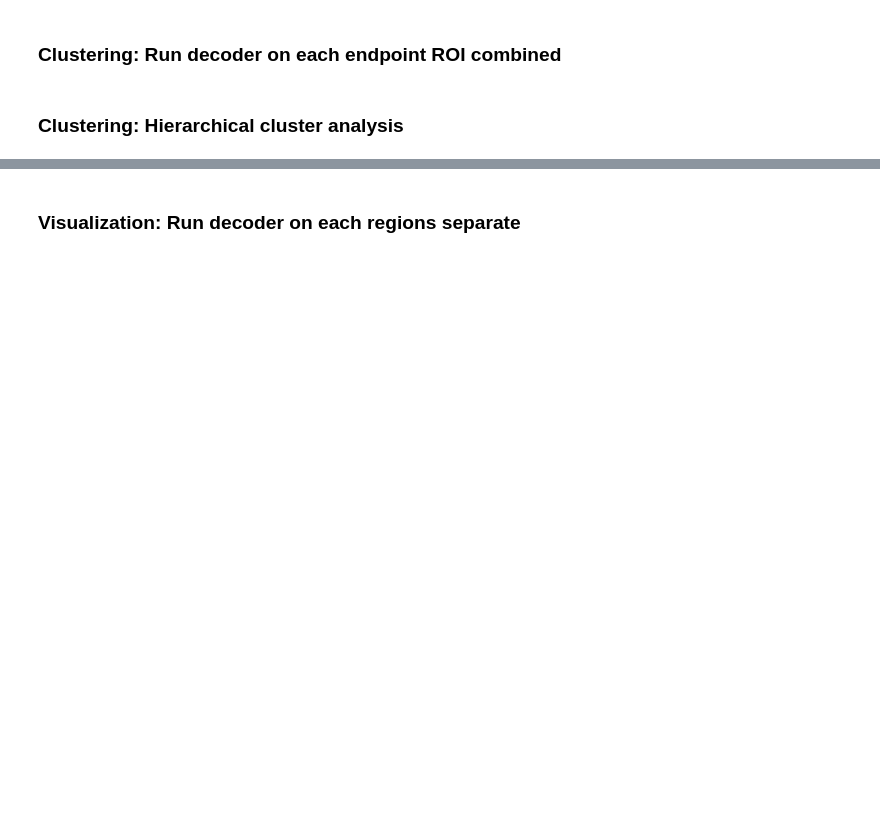
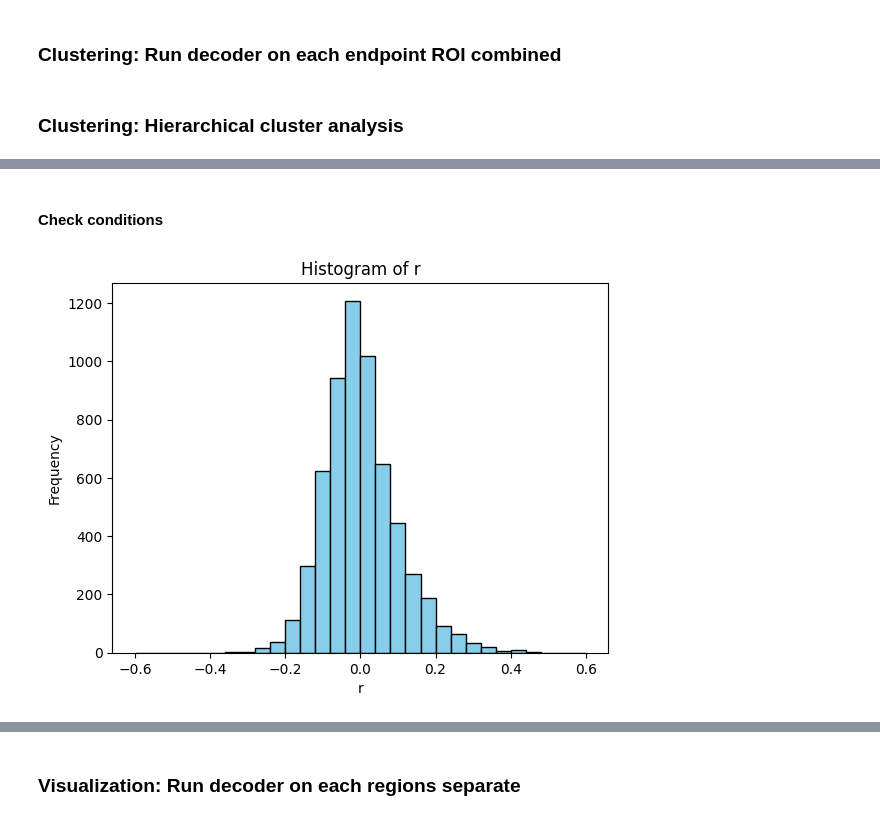
Before and after one commit to baramX3/white_matter_metanalysis, a Jupyter notebook: decode-tracts_hca.ipynb, the cells around one changed output, grey strips where cells are left out. Drawn from its saved outputs; the diff is of its cells as text; code cells hidden in the pictures; blank space fills up the shorter version.

```diff
--- a/decode-tracts_hca.ipynb
+++ b/decode-tracts_hca.ipynb
@@ -120,8 +169,8 @@ def load_combined_maps(endpt_dir, tract, isMono):
     isMono (binary): 1 = tract is mono. 0 = tract is bi
 
     Returns
-    map_arr_lh (1D array): probability map for left hemisphere
-    map_arr_rh (1D array): probability map for right hemisphere
+    map_arr_lh (1D array): white matter probability map for left hemisphere
+    map_arr_rh (1D array): white matter probability map for right hemisphere
     """
     if isMono:
         # file names
@@ -155,8 +204,8 @@ def load_mono_maps(endpt_dir, tract, method=""):
     isMono (binary): 1 = tract is mono. 0 = tract is bi
 
     Returns
-    map_arr_lh (1D array): probability map for left hemisphere
-    map_arr_rh (1D array): probability map for right hemisphere
+    map_arr_lh (1D array): white matter probability map for left hemisphere
+    map_arr_rh (1D array): white matter probability map for right hemisphere
     """
     # all file names
     map_lpi_lh = op.join(endpt_dir, f"lh.{tract}_box_1mm_LPI_FiberEndpoint.func.gii")
@@ -234,7 +288,3 @@ def load_bi_maps(endpt_dir, tract, splitby="", endpt="", hemisphere=""):
             print("Error: Incorrect separation method provided.")
 
     return map_arr_lh, map_arr_rh
-# %%
-hem = "lh"
-endpt = "LPI"
-hem+endpt == "lhLPI"
@@ -243,2 +345,18 @@ True
 # %% [markdown]
 ### Clustering: Run decoder on each endpoint separately
+# %%
+'''
+# All variables for decoder method
+
+# constants for separation method of bi tracts used inside for loop
+SPLIT_ROI = "roi"
+SPLIT_HEM = "hem"
+SPLIT_BOTH = "both"
+
+# modify to run a few tract, lh or rh, lpi or ras
+tracts_to_analyze = ALL_TRACT_NAMES # modify to just run a few tracts
+hemispheres_to_analyze = ["rh", "lh"]
+endpts_to_analyze = ["LPI", "RAS"]
+# modify this to choose to split by endpoint ROI (lpi vs. ras), hemisphere (lh vs. rh), or both
+split_method = SPLIT_HEM
+'''
@@ -387,0 +509,16 @@ dendrogram(hca, labels=corr_mtrix.columns,
+# %% [markdown]
+#### Check conditions
+# %%
+# Create a histogram
+plt.hist(map_corr_df['r'], bins=30, range=(-0.6, 0.6),
+         color='skyblue', edgecolor='black')
+
+# Add labels and title
+plt.xlabel('r')
+plt.ylabel('Frequency')
+plt.title('Histogram of {}'.format('r'))
+
+# Show plot
+plt.show()
+# %% [output]
+[figure, added]
```
Also changed, not shown: parts of 21 cells of this notebook.
